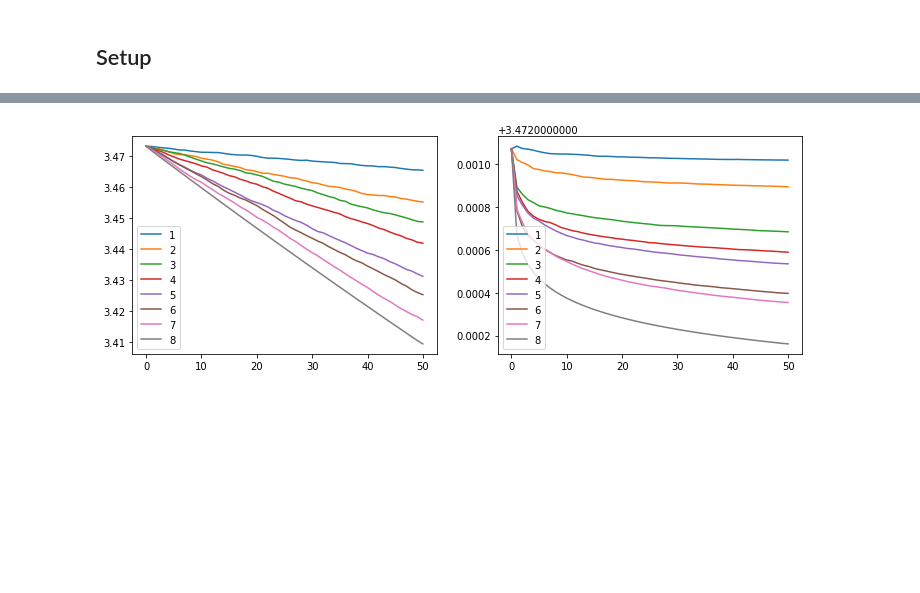
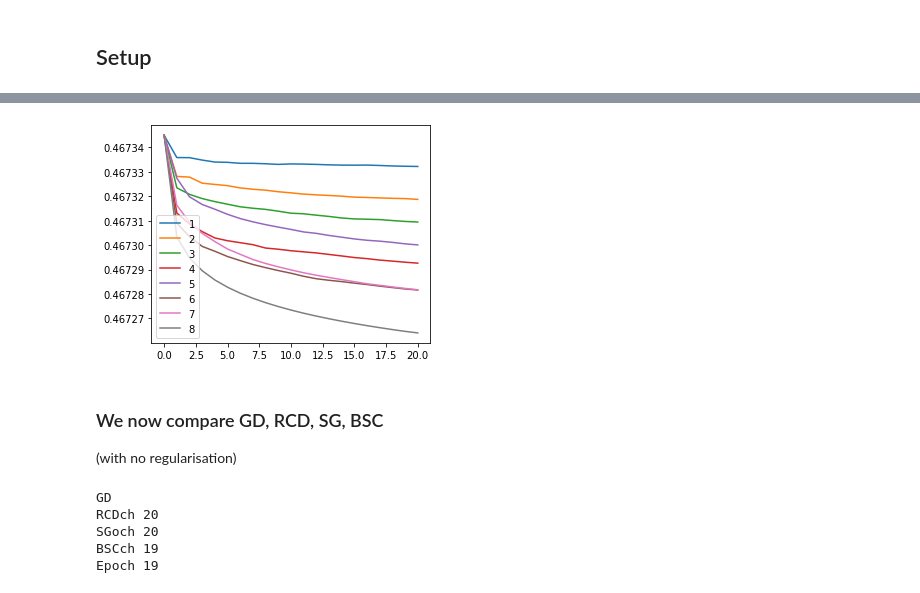
Before and after one commit to neytjieb1/optimisation_ml, a Jupyter notebook: Part 6/part6.ipynb, the cells around one changed output, grey strips where cells are left out. Drawn from its saved outputs; the diff is of its cells as text; code cells hidden in the pictures; blank space fills up the shorter version.

Commit message:
Big work on 2.6
Finally got SGD to work.

```diff
--- a/Part 6/part6.ipynb
+++ b/Part 6/part6.ipynb
@@ -48,7 +32,7 @@ loss_rcd = lambda A, x, y, lbda: norm(A.dot(x) - y) ** 2 / (2. * n)+ lbda * norm
 grad_rcd = lambda A, x, y, lbda: A.T.dot(A.dot(x) - y) / n
 
 # Randomized coordinate descent for the LASSO problem
-def rcd_lasso(A,y,lbda,nblocks=1,nits=500):
+def rcd_lasso(A,y,lbda,ncoord=1,nits=500):
     """
         Coordinate descent code for LASSO problems of the form
             minimize_x (0.5/n)*||Ax-y||^2 + lbda*||x||_1.
@@ -58,7 +42,7 @@ def rcd_lasso(A,y,lbda,nblocks=1,nits=500):
             A: Data matrix
             y: Data vector
             lbda:: Regularization coefficient
-            nblocks: Number of coordinates drawn at every iteration
+            ncoords: Number of coordinates drawn at every iteration
             nits: Maximum number of iterations
 
         Outputs:
@@ -83,16 +67,18 @@ def rcd_lasso(A,y,lbda,nblocks=1,nits=500):
 
     for k in range(nits):
         g = grad_rcd(A, x, y, lbda) # Gradient for the smooth part of the objective
+        # g = g / np.linalg.norm(g)
 
-        jk = np.random.choice(d,nblocks,replace=False) # Uniform draw without replacement
+        jk = np.random.choice(d,ncoord,replace=False) # Uniform draw without replacement
         # Compute the new iterate by changing only one component
         for j in jk:
-            valj = x[j]-(1/Lvals[j])*g[j]
-            threshold = (1/Lvals[j])*lbda
+            stepj = (2/Lvals[j])
+            valj = x[j]-stepj*g[j]
+            threshold = stepj*lbda
             x[j] = SoftThresh(valj, threshold)
 
         #Update
-        objvals.append( loss_rcd(A, x, y, lbda) )
+        objvals.append(loss_rcd(A, x, y, lbda) )
         sparsity.append(np.count_nonzero(x)/d)
         g = grad_rcd(A, x, y, lbda)
 
@@ -165,7 +96,7 @@ sparsity = []
 NumBlocks = [i for i in range(1, 9)]
 
 for nb in NumBlocks:
-    x1,obj1,nnz1 = rcd_lasso(A=X_train, y=y_train, lbda=lbda, nblocks=nb, nits=nits)
+    x1,obj1,nnz1 = rcd_lasso(A=X_train, y=y_train, lbda=lbda, ncoord=nb, nits=nits)
     th.append(x1)
     obj.append(obj1)
     sparsity.append(nnz1)
@@ -221,10 +153,10 @@ plt.legend();
 # %%
-def stochRCD(A, y, nbatch=1, lbda=1, nblocks=1, n_iter=1000, with_replace=False):
+def stochRCD(A, y, nbatch=1, lbda=0, ncoords=1, n_iter=1000, with_replace=False):
     # Lipschitz constant
     Lvals = norm(np.matmul(A.T,A),axis=0)
 
     n, d = A.shape
-    th = np.ones(d)
+    th = np.ones(d)/d
 
     loss_evol = [loss_rcd(A, th, y, lbda)]
     sparsity = [np.count_nonzero(th)/d]
@@ -239,9 +171,10 @@ def stochRCD(A, y, nbatch=1, lbda=1, nblocks=1, n_iter=1000, with_replace=False)
             gradi = (A[i].dot(th) - y[i]) * A[i] #+ lbda*x <-- l2 norm case
             sg = sg + gradi
         sg = (1/nbatch)*sg
+        sg = sg / norm(sg)
 
         #RCD: coordinates
-        jk = np.random.choice(d,nblocks,replace=with_replace)
+        jk = np.random.choice(d,ncoords,replace=with_replace)
         for j in jk:
             stepj =  1/Lvals[j] * (1/(k+1))
             valj = th[j] - stepj * sg[j]
@@ -268,16 +201,16 @@ obj = []
 sparsity = []
 
 NumBlocks = np.arange(1, 9, 1)
-nb_epochs =50
-nbset=int(n/100)
+nb_epochs =20
+nbset=int(n/10)
 
 for nb in NumBlocks:
-    x1,obj1,spars1 = stochRCD(A=X_train, y=y_train, lbda=0, nbatch=nbset, nblocks=nb, n_iter=int(nb_epochs*n/nbset))
+    x1,obj1,spars1 = stochRCD(A=X_train, y=y_train, lbda=0, nbatch=nbset, ncoords=nb, n_iter=int(nb_epochs*n/nbset))
     th.append(x1)
     obj.append(obj1)
     sparsity.append(spars1)
-    print('Block size:',nb)
-    print('Final func:',np.round(obj1[-1], 4))
+    print(f'Block size: {nb}')
+    print('Final func:',np.round(obj1[-1], 7))
     print(f'Sparsity: {spars1[-1]} \n')
 # %% [output]
 Block size: 1
@@ -299,11 +239,31 @@ obj.shape
 # %%
-plt.figure(figsize=(12, 4))
-plt.subplot(1,2,1)
-plt.plot(obj_noreg)
-plt.legend(NumBlocks);
-
-plt.subplot(1,2,2)
+plt.figure(figsize=(5, 4))
 plt.plot(obj)
 plt.legend(NumBlocks);
 # %% [output]
-[figure, old version]
+[figure, new version]
+# %% [markdown]
+### We now compare GD, RCD, SG, BSC
+(with no regularisation)
+# %%
+nb_epochs = 20
+nbset=int(n/10) #just to speed up runtime
+
+#GD has batch size n and ncoords=d
+print("GD")
+xGD, objGD, sparsGD = stochRCD(X_train, y_train, nbatch=n, ncoords=d, n_iter=nb_epochs)
+# RCD has batch size n and ncoords = 1
+print("RCD")
+xRCD, objRCD, sparsRCD = stochRCD(X_train, y_train, nbatch=n, ncoords=1, n_iter=nb_epochs)
+#SGD has batch size 1 and nblocs=d
+print("SG")
+xSG, objSG, sparsSG = stochRCD(X_train, y_train, nbatch=nbset, ncoords=d, n_iter=int(nb_epochs*n/nbset))
+#BSC
+print("BSC")
+xBSC, objBSC, sparsBCD = stochRCD(X_train, y_train, nbatch=nbset, ncoords=1, n_iter=int(nb_epochs*n/nbset))
+# %% [output]
+GD
+RCDch 20
+SGoch 20
+BSCch 19
+Epoch 19
```
Also changed, not shown: parts of 12 cells of this notebook, 7 other files.
